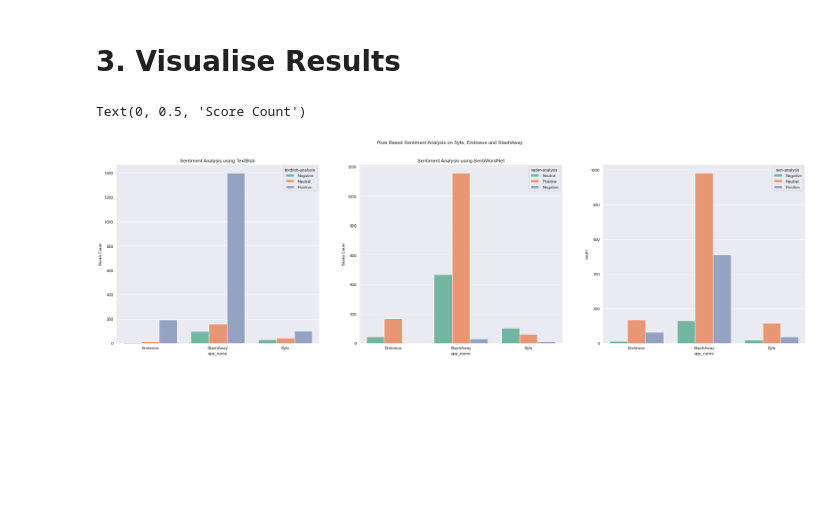
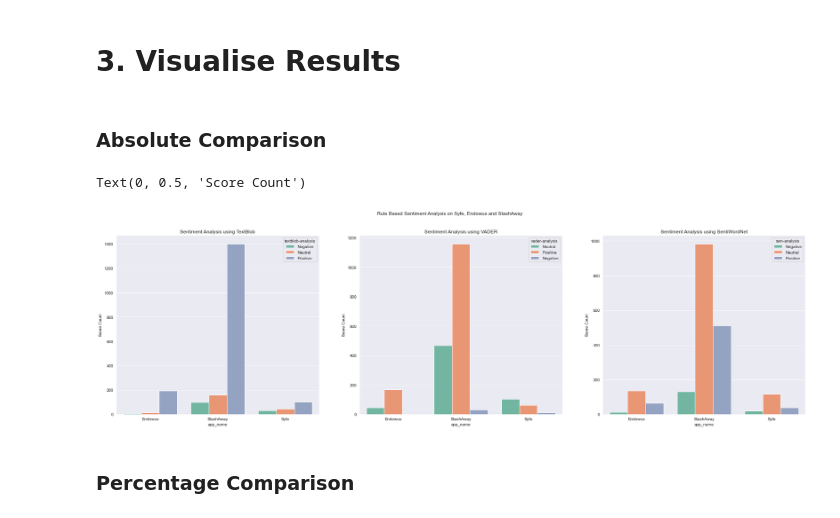
Before and after one commit to leonswl/sg-roboadvisors-analysis, a Jupyter notebook: app-review-analysis/multiple-rule-based-sentiment-analysis.ipynb, the cells around one changed output. Drawn from its saved outputs; the diff is of its cells as text; code cells hidden in the pictures; blank space fills up the shorter version.

Commit message:
Completed visualisations and deriving key insights

```diff
--- a/app-review-analysis/multiple-rule-based-sentiment-analysis.ipynb
+++ b/app-review-analysis/multiple-rule-based-sentiment-analysis.ipynb
@@ -317,26 +317,30 @@ import seaborn as sns
 tb_counts_df = pd.DataFrame(tb_counts).reset_index().rename(columns={0:'count'})
 vd_counts_df = pd.DataFrame(vd_counts).reset_index().rename(columns={0:'count'})
 swn_counts_df = pd.DataFrame(swn_counts).reset_index().rename(columns={0:'count'})
+# %% [markdown]
+### Absolute Comparison
 # %%
 sns.set_style( 'darkgrid' )
 col = sns.color_palette("Set2")
 fig, axes = plt.subplots(1,3,figsize=[30,8])
 fig.suptitle('Rule Based Sentiment Analysis on Syfe, Endowus and StashAway')
 
 ## Plot 1
 sns.barplot(ax=axes[0],data=tb_counts_df,x='app_name',y='count',hue='textblob-analysis', palette=col)
 axes[0].set_title('Sentiment Analysis using TextBlob')
 axes[0].set_ylabel('Score Count')
 
 ## Plot 2
 sns.barplot(ax=axes[1],data=vd_counts_df,x='app_name',y='count',hue='vader-analysis', palette=col)
 axes[1].set_title('Sentiment Analysis using VADER')
 axes[1].set_ylabel('Score Count')
 
 ## Plot 3
 sns.barplot(ax=axes[2],data=swn_counts_df,x='app_name',y='count',hue='swn-analysis', palette=col)
-axes[1].set_title('Sentiment Analysis using SentiWordNet')
-axes[1].set_ylabel('Score Count')
+axes[2].set_title('Sentiment Analysis using SentiWordNet')
+axes[2].set_ylabel('Score Count')
 # %% [output]
 Text(0, 0.5, 'Score Count')
-[figure, old version]
+[figure, new version]
+# %% [markdown]
+### Percentage Comparison
```
Also changed, not shown: parts of 3 cells of this notebook.
